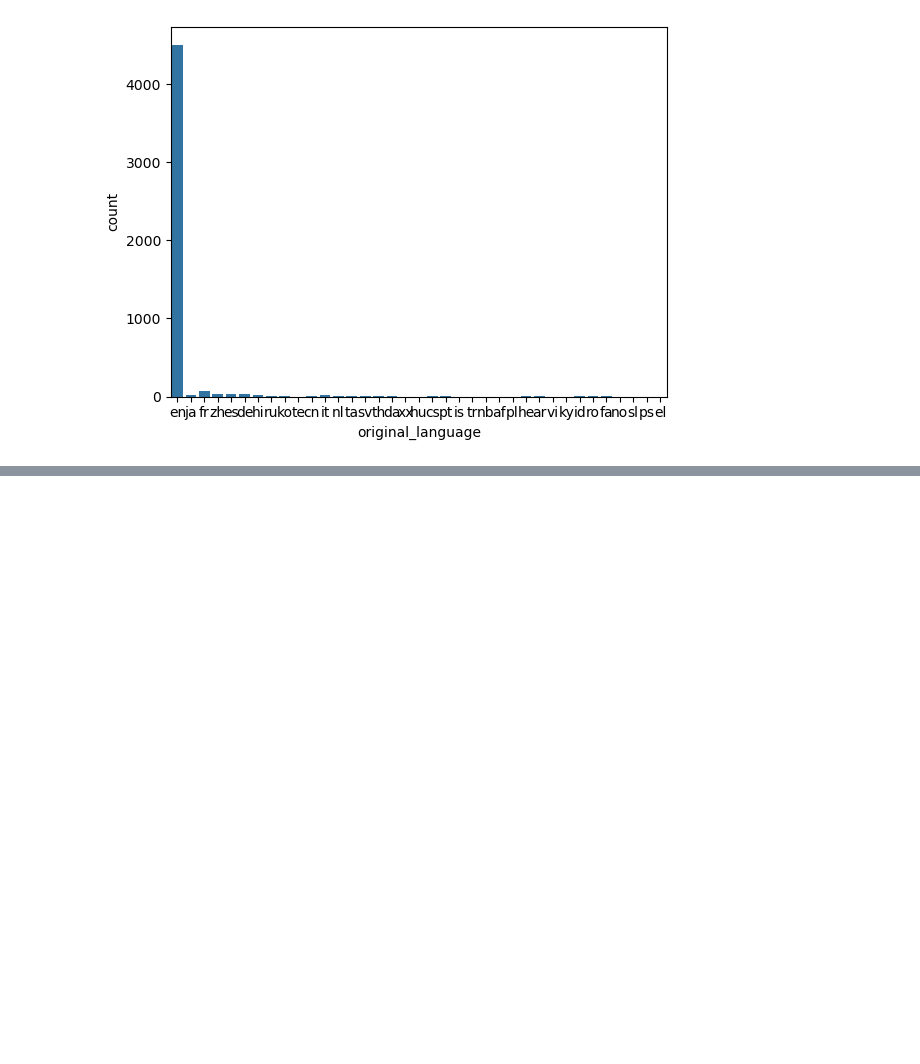
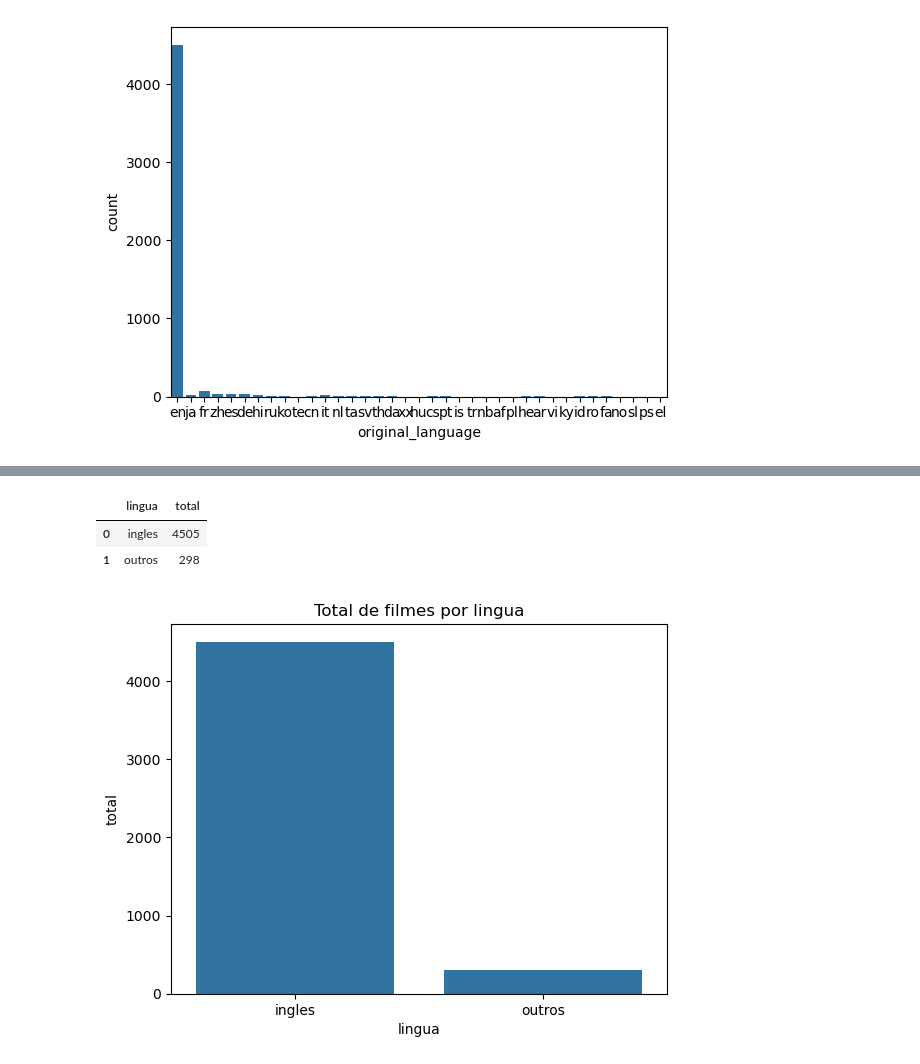
Before and after one commit to carlosvinicius-ai/DataScience, a Jupyter notebook: Codigos/introducao_data_science.ipynb, the cells around one changed output, grey strips where cells are left out. Drawn from its saved outputs; the diff is of its cells as text; code cells hidden in the pictures; blank space fills up the shorter version.

Commit message:
separando as informações

```diff
--- a/Codigos/introducao_data_science.ipynb
+++ b/Codigos/introducao_data_science.ipynb
@@ -267,0 +278,17 @@ sns.countplot(data=tmdb, x='original_language') #gráfico sem ter que fazer muit
+# %%
+dados = {
+    "lingua": ['ingles', 'outros'],
+    'total': [total_de_ingles, total_do_resto]
+}
+dados = pd.DataFrame(dados) # criando um dataframe para visualizar as informações
+dados
+# %% [output]
+|  | lingua | total |
+| 0 | ingles | 4505 |
+| 1 | outros | 298 |
+# %%
+sns.barplot(data=dados, x='lingua', y='total')
+plt.title('Total de filmes por lingua')
+plt.show()
+# %% [output]
+[figure, added]
```
Also changed, not shown: parts of 4 cells of this notebook.
